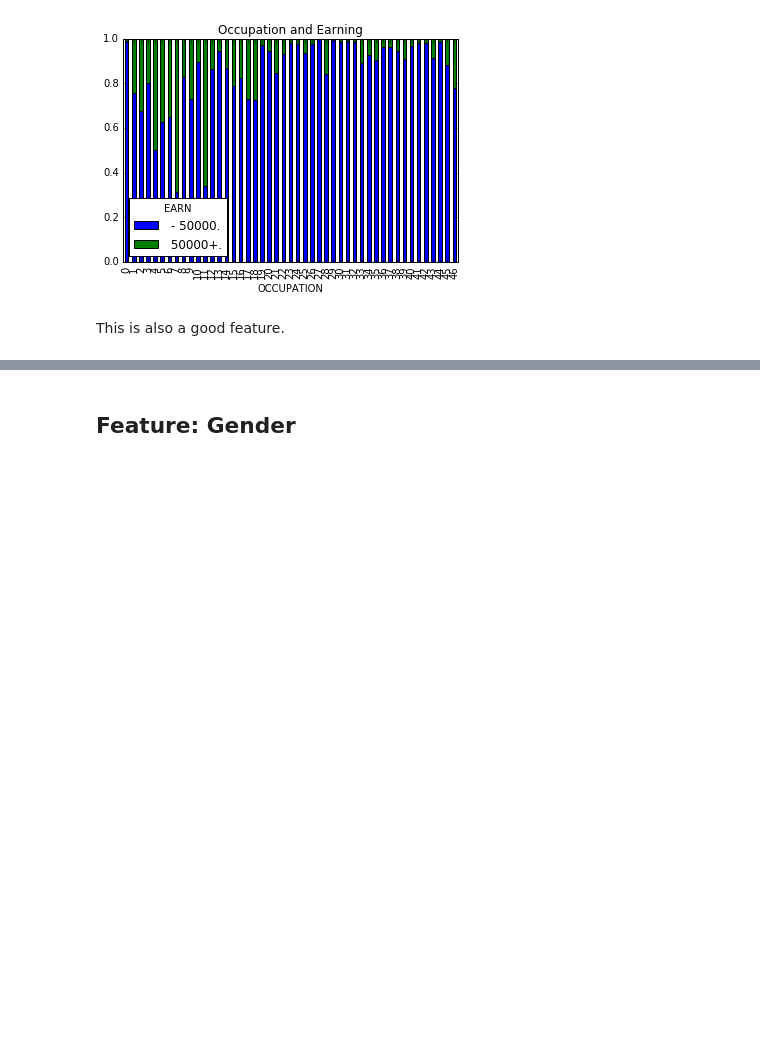
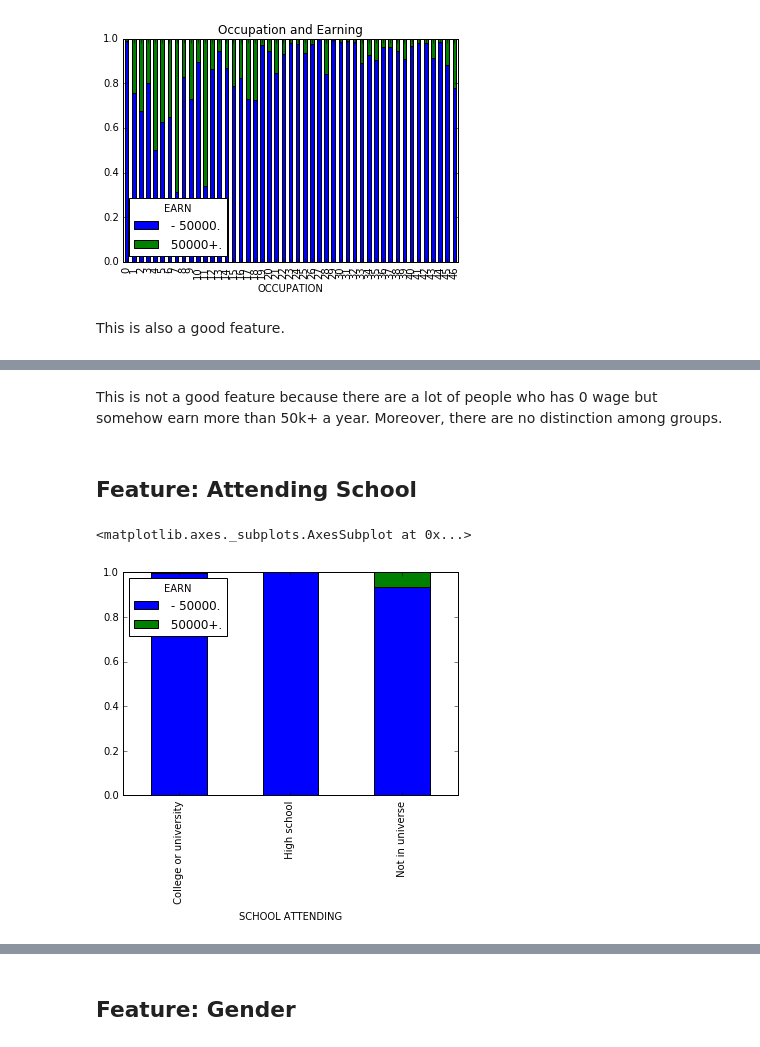
Before and after one commit to thanhluan001/Dataiku_Test, a Jupyter notebook: USCensus.ipynb, the cells around one changed output, grey strips where cells are left out. Cells and saved outputs as stored; diff of their text form; code cells hidden in the pictures; blank space fills up the shorter version.

```diff
--- a/USCensus.ipynb
+++ b/USCensus.ipynb
@@ -179,0 +204,11 @@ This is also a good feature.
+# %% [markdown]
+This is not a good feature because there are a lot of people who has 0 wage but somehow earn more than 50k+ a year. Moreover, there are no distinction among groups.
+# %% [markdown]
+## Feature: Attending School
+# %%
+sex_val_xt = pd.crosstab(census['SCHOOL ATTENDING'], census['EARN'])
+sex_val_xt_pct = sex_val_xt.div(sex_val_xt.sum(1).astype(float), axis=0)
+sex_val_xt_pct.plot(kind='bar', stacked=True)
+# %% [output]
+<matplotlib.axes._subplots.AxesSubplot at 0x...>
+[figure, added]
```
Also changed, not shown: parts of 40 cells of this notebook.
